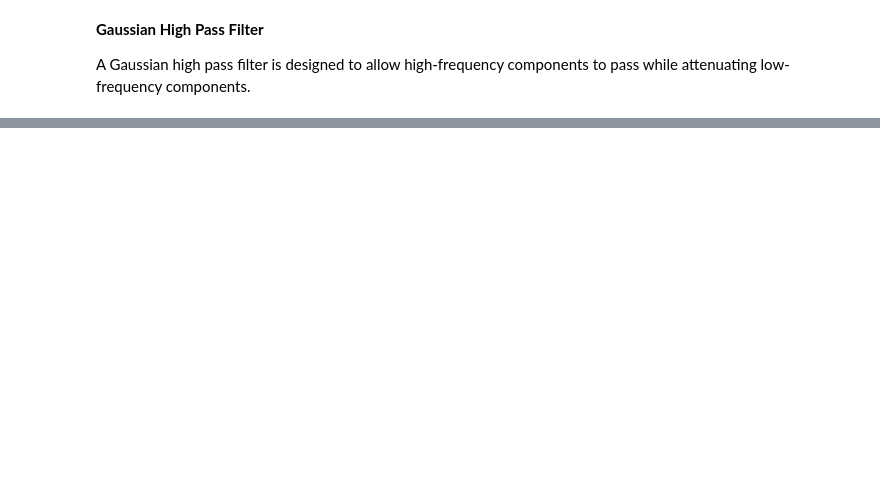
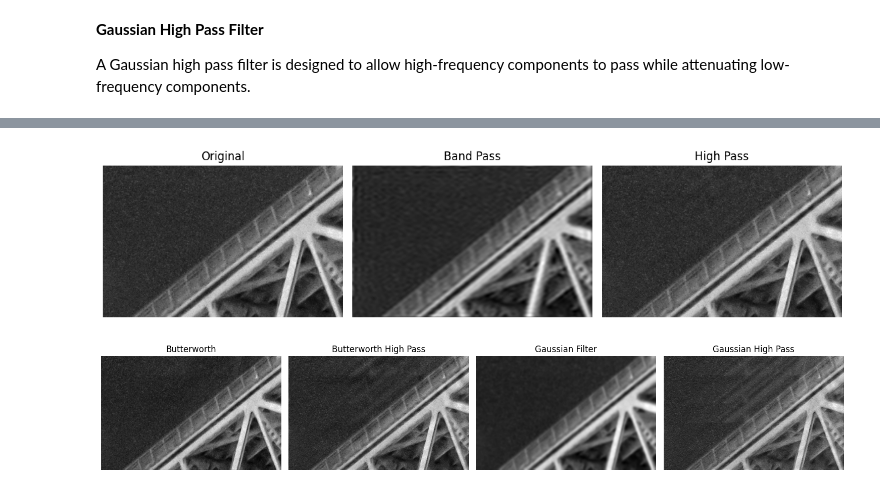
Before and after one commit to josegzl/Image-Processing, a Jupyter notebook: image_enhancement/T2_U2.ipynb, the cells around one changed output, grey strips where cells are left out. Saved outputs shown, nothing was run; the diff lists cells and outputs as text; code cells hidden in the pictures; blank space fills up the shorter version.

```diff
--- a/image_enhancement/T2_U2.ipynb
+++ b/image_enhancement/T2_U2.ipynb
@@ -14,7 +14,7 @@ import numpy as np
 import matplotlib.pyplot as plt
 
 # Loading the image
-image = cv2.imread('images\\image1.jpg',cv2.IMREAD_GRAYSCALE)
+image = cv2.imread('images\\ruido.jpg',cv2.IMREAD_GRAYSCALE)
 
 #function to normalize images to convert
 def normalize_image(image):
@@ -22,10 +22,3 @@ def normalize_image(image):
     image = np.clip(image, 0, 255)
     image = (255 * (image - np.min(image)) / (np.max(image) - np.min(image))).astype(np.uint8)
     return image
-
-
-plt.figure(figsize=(10, 5))
-plt.subplot(1, 2, 1)
-plt.title('Original Image')
-plt.imshow(image, cmap='gray')
-plt.axis('off')
@@ -208,3 +118,12 @@ ValueError: operands could not be broadcast together with shapes (404,640) (640,
+# %%
+def gaussian_filter(image, sigma):
+    # Aplicar el filtro Gaussiano en el dominio espacial para simplicidad
+    filtered_image = cv2.GaussianBlur(image, (0, 0), sigma)
+    return filtered_image
+
+
+sigma=3
+gaussian_image = gaussian_filter(image, sigma)
 # %% [markdown]
 **High Pass Filter**
 
@@ -335,0 +207,39 @@ ValueError: operands could not be broadcast together with shapes (4640,6960) (69
+# %%
+images = {
+    'Original': image,
+    'Band Pass': band_pass_image,
+    'High Pass': high_pass_image,
+
+}
+
+plt.figure(figsize=(15, 10))
+for i, (title, img) in enumerate(images.items(), 1):
+    plt.subplot(3, 4, i)
+    plt.imshow(img, cmap='gray')
+    plt.title(title)
+    plt.axis('off')
+
+plt.tight_layout()
+plt.show()
+
+images = {
+
+    'Butterworth': butterworth_image,
+    'Butterworth High Pass': butterworth_high_pass_image,
+    'Gaussian Filter': gaussian_image,
+    'Gaussian High Pass': gaussian_high_pass_image,
+
+}
+
+plt.figure(figsize=(15, 10))
+for i, (title, img) in enumerate(images.items(), 1):
+    plt.subplot(3, 4, i)
+    plt.imshow(img, cmap='gray')
+    plt.title(title)
+    plt.axis('off')
+
+plt.tight_layout()
+plt.show()
+# %% [output]
+[figure, added]
+[figure, added]
```
Also changed, not shown: parts of 9 cells of this notebook.
